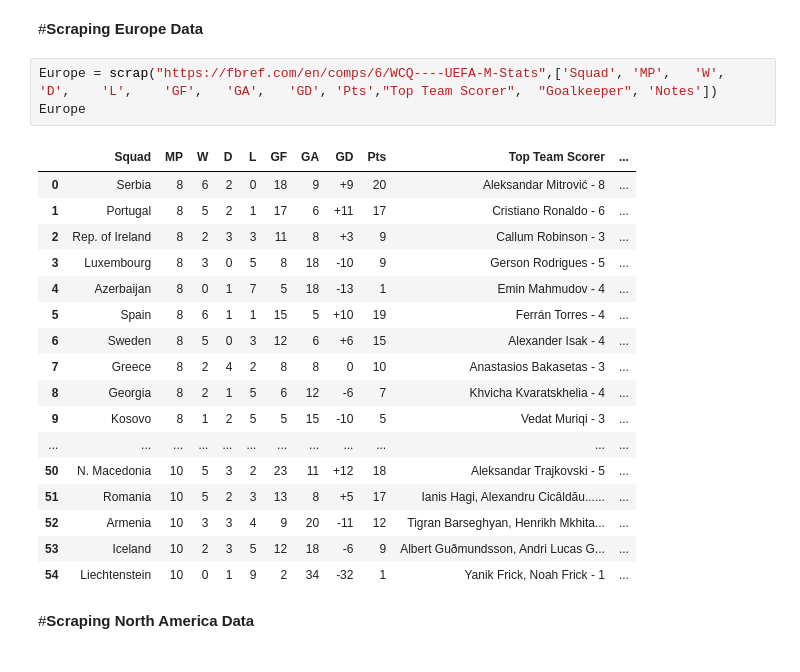
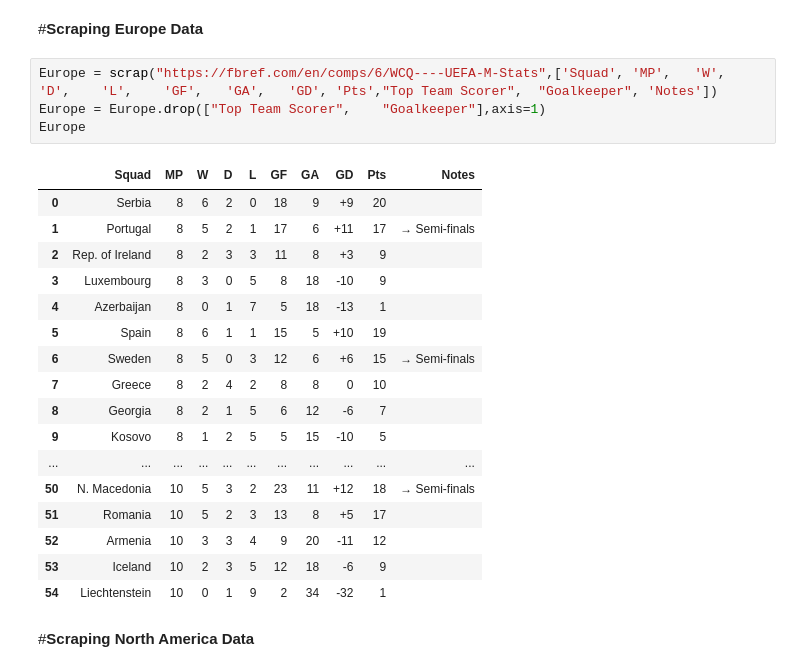
Before and after one commit to YahiaML/World-Cup-Qualifiers-data, a Jupyter notebook: World_Cup_Qualifiers_data_V_02_.ipynb, the cells around one changed output. Drawn from its saved outputs; the diff is of its cells as text.

```diff
--- a/World_Cup_Qualifiers_data_V_02_.ipynb
+++ b/World_Cup_Qualifiers_data_V_02_.ipynb
@@ -98,25 +98,26 @@ Asia
 #**Scraping Europe Data**
 # %%
 Europe = scrap("https://fbref.com/en/comps/6/WCQ----UEFA-M-Stats",['Squad',	'MP',	'W',	'D',	'L',	'GF',	'GA',	'GD', 'Pts',"Top Team Scorer",	"Goalkeeper", 'Notes'])
+Europe = Europe.drop(["Top Team Scorer",	"Goalkeeper"],axis=1)
 Europe
 # %% [output]
-|  | Squad | MP | W | D | L | GF | GA | GD | Pts | Top Team Scorer | ... |
-| 0 | Serbia | 8 | 6 | 2 | 0 | 18 | 9 | +9 | 20 | Aleksandar Mitrović - 8 | ... |
-| 1 | Portugal | 8 | 5 | 2 | 1 | 17 | 6 | +11 | 17 | Cristiano Ronaldo - 6 | ... |
-| 2 | Rep. of Ireland | 8 | 2 | 3 | 3 | 11 | 8 | +3 | 9 | Callum Robinson - 3 | ... |
-| 3 | Luxembourg | 8 | 3 | 0 | 5 | 8 | 18 | -10 | 9 | Gerson Rodrigues - 5 | ... |
-| 4 | Azerbaijan | 8 | 0 | 1 | 7 | 5 | 18 | -13 | 1 | Emin Mahmudov - 4 | ... |
-| 5 | Spain | 8 | 6 | 1 | 1 | 15 | 5 | +10 | 19 | Ferrán Torres - 4 | ... |
-| 6 | Sweden | 8 | 5 | 0 | 3 | 12 | 6 | +6 | 15 | Alexander Isak - 4 | ... |
-| 7 | Greece | 8 | 2 | 4 | 2 | 8 | 8 | 0 | 10 | Anastasios Bakasetas - 3 | ... |
-| 8 | Georgia | 8 | 2 | 1 | 5 | 6 | 12 | -6 | 7 | Khvicha Kvaratskhelia - 4 | ... |
-| 9 | Kosovo | 8 | 1 | 2 | 5 | 5 | 15 | -10 | 5 | Vedat Muriqi - 3 | ... |
-| ... | ... | ... | ... | ... | ... | ... | ... | ... | ... | ... | ... |
-| 50 | N. Macedonia | 10 | 5 | 3 | 2 | 23 | 11 | +12 | 18 | Aleksandar Trajkovski - 5 | ... |
-| 51 | Romania | 10 | 5 | 2 | 3 | 13 | 8 | +5 | 17 | Ianis Hagi, Alexandru Cicâldău...... | ... |
-| 52 | Armenia | 10 | 3 | 3 | 4 | 9 | 20 | -11 | 12 | Tigran Barseghyan, Henrikh Mkhita... | ... |
-| 53 | Iceland | 10 | 2 | 3 | 5 | 12 | 18 | -6 | 9 | Albert Guðmundsson, Andri Lucas G... | ... |
-| 54 | Liechtenstein | 10 | 0 | 1 | 9 | 2 | 34 | -32 | 1 | Yanik Frick, Noah Frick - 1 | ... |
+|  | Squad | MP | W | D | L | GF | GA | GD | Pts | Notes |
+| 0 | Serbia | 8 | 6 | 2 | 0 | 18 | 9 | +9 | 20 |  |
+| 1 | Portugal | 8 | 5 | 2 | 1 | 17 | 6 | +11 | 17 | → Semi-finals |
+| 2 | Rep. of Ireland | 8 | 2 | 3 | 3 | 11 | 8 | +3 | 9 |  |
+| 3 | Luxembourg | 8 | 3 | 0 | 5 | 8 | 18 | -10 | 9 |  |
+| 4 | Azerbaijan | 8 | 0 | 1 | 7 | 5 | 18 | -13 | 1 |  |
+| 5 | Spain | 8 | 6 | 1 | 1 | 15 | 5 | +10 | 19 |  |
+| 6 | Sweden | 8 | 5 | 0 | 3 | 12 | 6 | +6 | 15 | → Semi-finals |
+| 7 | Greece | 8 | 2 | 4 | 2 | 8 | 8 | 0 | 10 |  |
+| 8 | Georgia | 8 | 2 | 1 | 5 | 6 | 12 | -6 | 7 |  |
+| 9 | Kosovo | 8 | 1 | 2 | 5 | 5 | 15 | -10 | 5 |  |
+| ... | ... | ... | ... | ... | ... | ... | ... | ... | ... | ... |
+| 50 | N. Macedonia | 10 | 5 | 3 | 2 | 23 | 11 | +12 | 18 | → Semi-finals |
+| 51 | Romania | 10 | 5 | 2 | 3 | 13 | 8 | +5 | 17 |  |
+| 52 | Armenia | 10 | 3 | 3 | 4 | 9 | 20 | -11 | 12 |  |
+| 53 | Iceland | 10 | 2 | 3 | 5 | 12 | 18 | -6 | 9 |  |
+| 54 | Liechtenstein | 10 | 0 | 1 | 9 | 2 | 34 | -32 | 1 |  |
 # %% [markdown]
 #**Scraping North America Data**
 # %%
```
Also changed, not shown: parts of 2 cells of this notebook.
